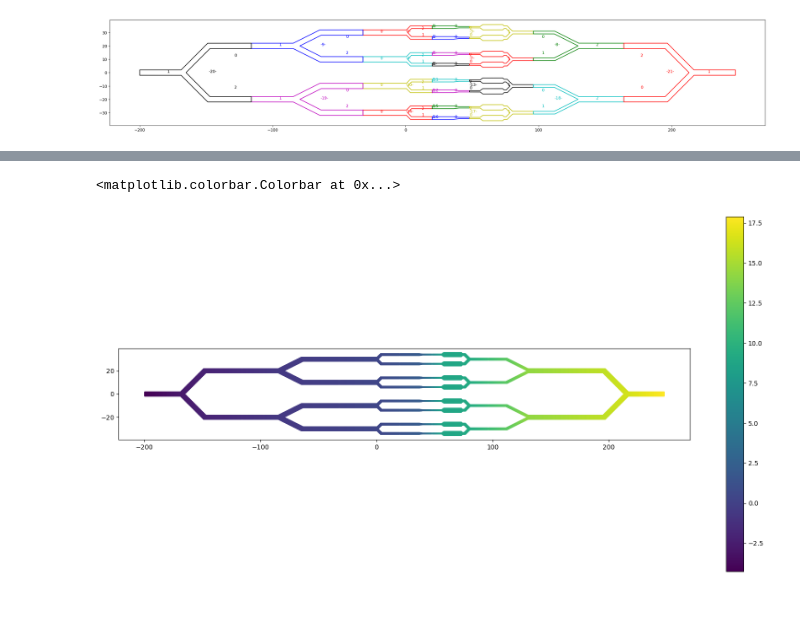
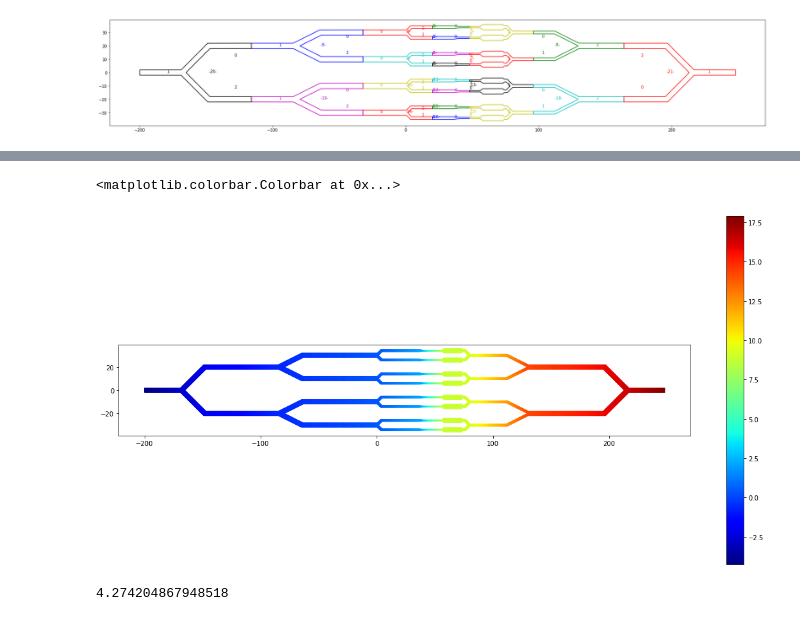
Before and after one commit to WangHaiYang874/stokes2d, a Jupyter notebook: exp3-copy/connecting.ipynb, the cells around one changed output, grey strips where cells are left out. Saved outputs shown, nothing was run; the diff lists cells and outputs as text; code cells hidden in the pictures.

```diff
--- a/exp3-copy/connecting.ipynb
+++ b/exp3-copy/connecting.ipynb
@@ -96,15 +85,18 @@ def streams(ax,xx,yy,u,v,base_map=False):
 # %%
 fig, ax = plt.subplots(figsize=(20,10))
 
 ax.set_aspect('equal')
-im = ax.scatter(xs,ys,c=p_field,s=0.1)
+im = ax.scatter(xs,ys,c=p_field,s=0.1,cmap='jet')
 fig.colorbar(im)
 # %% [output]
 <matplotlib.colorbar.Colorbar at 0x...>
-[figure, old version]
+[figure, new version]
 # %%
 velocity = global_pipe.velocity(xs,ys,global_pipe.omegas[0])
 # %%
 pressure, vorticity = global_pipe.pressure_and_vorticity(xs,ys,global_pipe.omegas[0])
 # %%
 offset = np.quantile(pressure-p_field,.5)
+offset
+# %% [output]
+4.274204867948518
```
Also changed, not shown: parts of 12 cells of this notebook.
